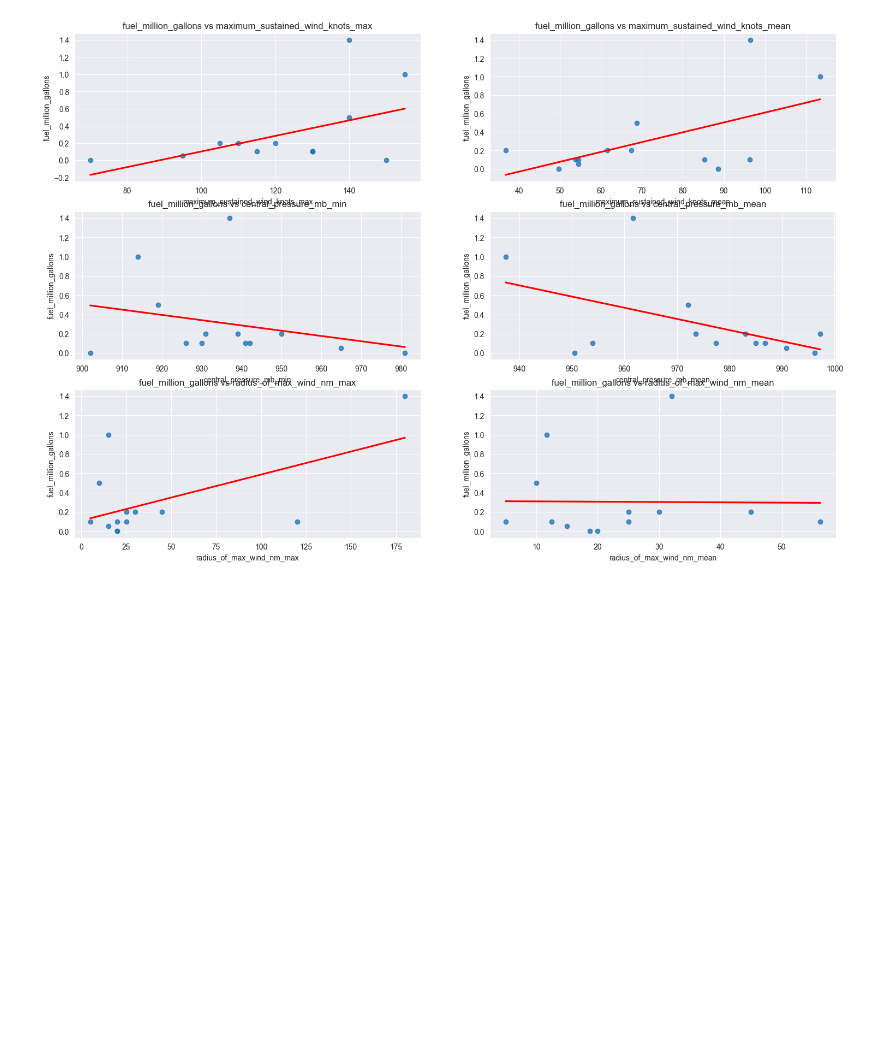
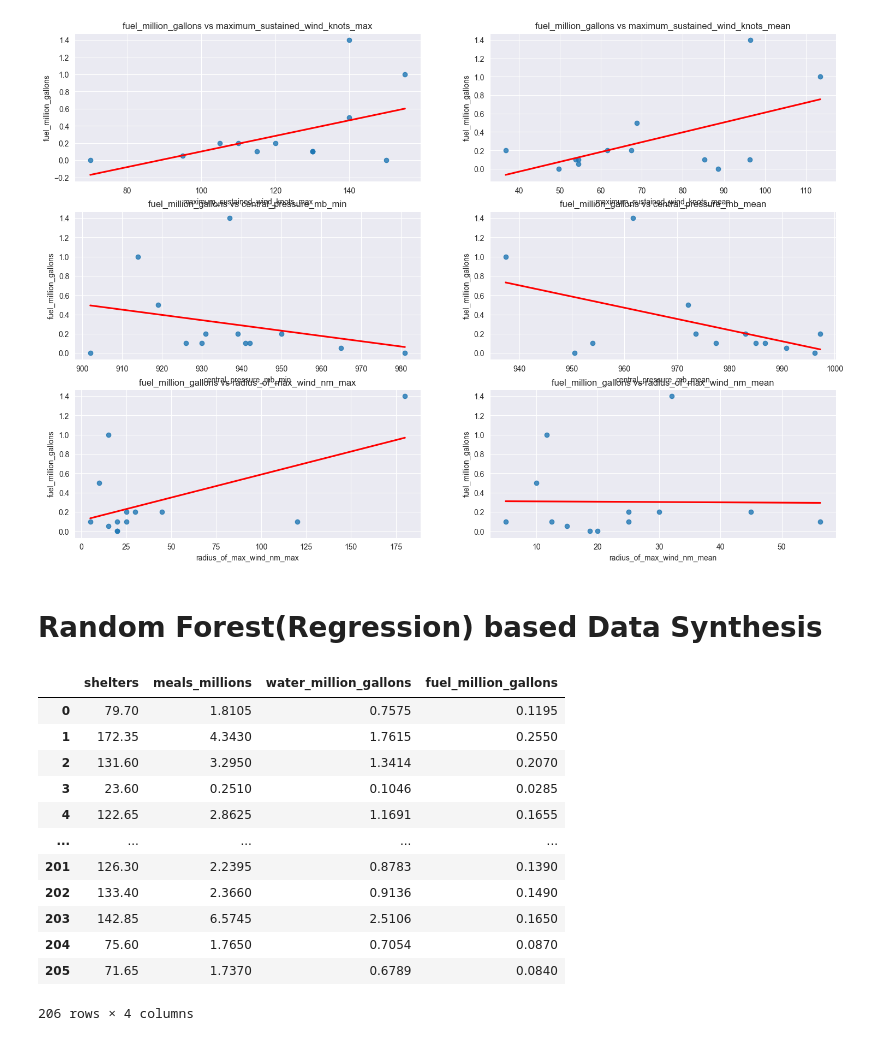
Before and after one commit to jayc9135/Hurricane-Resource-Shortage-Prediction, a Jupyter notebook: resources_data_synthesis.ipynb, the cells around one changed output. Cells and saved outputs as stored; diff of their text form; code cells hidden in the pictures; blank space fills up the shorter version.

Commit message:
Generating data. performing statistical verification

```diff
--- a/resources_data_synthesis.ipynb
+++ b/resources_data_synthesis.ipynb
@@ -212,3 +349,44 @@ for y_feature in y_axis:
 [figure]
 [figure]
 [figure]
+# %% [markdown]
+# Random Forest(Regression) based Data Synthesis
+# %%
+from sklearn.ensemble import RandomForestRegressor
+from sklearn.model_selection import train_test_split
+from sklearn.metrics import mean_squared_error
+
+# Define the columns to be used for training
+X = df_resources_with_storm_features[list(df_resources_with_storm_features.columns[8:])]
+Y = df_resources_with_storm_features[list(df_resources_with_storm_features.columns[3:7])]
+
+# Generate splits
+X_train, X_test, Y_train, Y_test = train_test_split(X, Y, test_size=0.2, random_state=42)
+
+# Train the model
+model_random_forest = RandomForestRegressor(n_estimators=100, random_state=42)
+model_random_forest.fit(X_train, Y_train)
+
+# Predict
+Y_pred = model_random_forest.predict(grouped_df_selected[list(df_resources_with_storm_features.columns[8:])])
+Y_pred_df = pd.DataFrame(Y_pred,
+                         columns = ['shelters',
+                         'meals_millions',
+                         'water_million_gallons',
+                         'fuel_million_gallons'])
+
+Y_pred_df
+# %% [output]
+|  | shelters | meals_millions | water_million_gallons | fuel_million_gallons |
+| 0 | 79.70 | 1.8105 | 0.7575 | 0.1195 |
+| 1 | 172.35 | 4.3430 | 1.7615 | 0.2550 |
+| 2 | 131.60 | 3.2950 | 1.3414 | 0.2070 |
+| 3 | 23.60 | 0.2510 | 0.1046 | 0.0285 |
+| 4 | 122.65 | 2.8625 | 1.1691 | 0.1655 |
+| ... | ... | ... | ... | ... |
+| 201 | 126.30 | 2.2395 | 0.8783 | 0.1390 |
+| 202 | 133.40 | 2.3660 | 0.9136 | 0.1490 |
+| 203 | 142.85 | 6.5745 | 2.5106 | 0.1650 |
+| 204 | 75.60 | 1.7650 | 0.7054 | 0.0870 |
+| 205 | 71.65 | 1.7370 | 0.6789 | 0.0840 |
+206 rows × 4 columns
```
Also changed, not shown: parts of 16 cells of this notebook.
